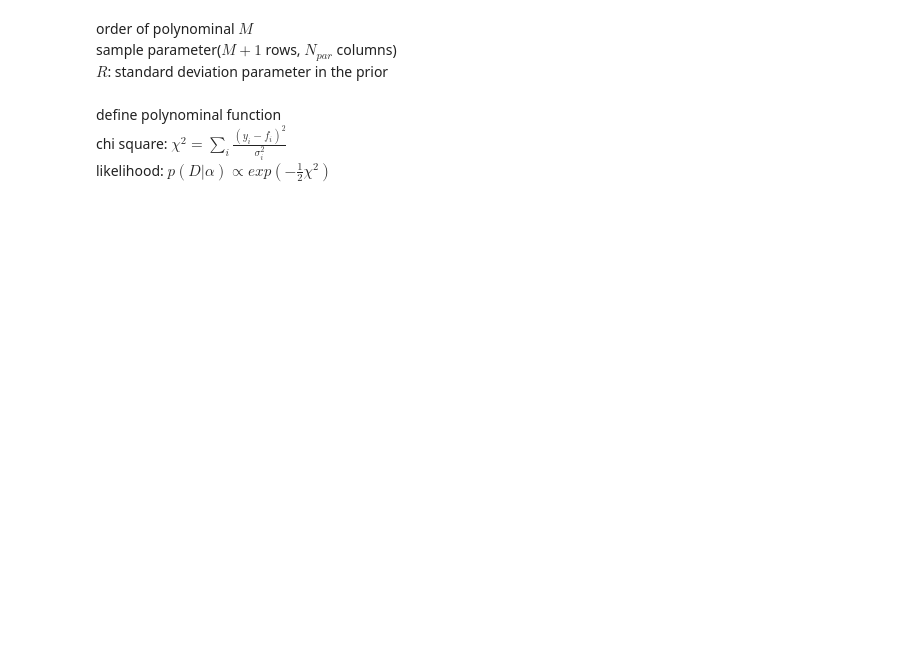
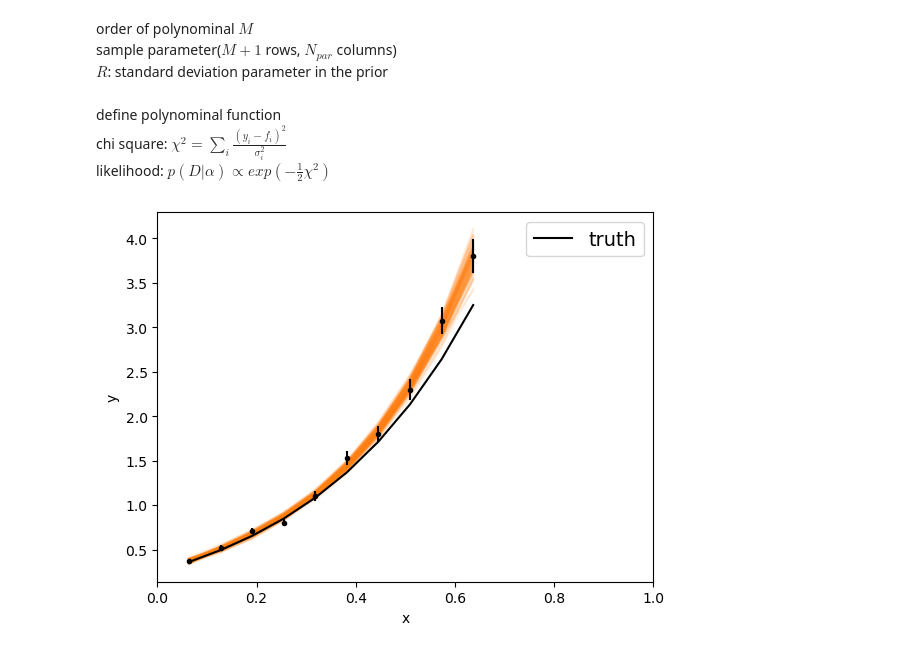
Before and after one commit to Duohereshui99/fit.test, a Jupyter notebook: Model/fit.ipynb, the cells around one changed output. Cells and saved outputs as stored; diff of their text form; code cells hidden in the pictures; blank space fills up the shorter version.

```diff
--- a/Model/fit.ipynb
+++ b/Model/fit.ipynb
@@ -97,3 +107,19 @@ sampler = emcee.EnsembleSampler(nwalkers, M+1, log_posterior, args=[x,y,sigma,R]
 state = sampler.run_mcmc(a, 1000)
 sampler.reset()
 sampler.run_mcmc(state, 10000);
+# %%
+import corner
+
+flat_samples = sampler.get_chain(discard=100, thin=15, flat=True)
+inds = np.random.randint(len(flat_samples), size=100)
+for ind in inds:
+    sample = flat_samples[ind]
+    plt.plot(x, np.polyval(sample,x), "C1", alpha=0.1)
+plt.errorbar(x, y, yerr=sigma, fmt=".k", capsize=0)
+plt.plot(x, np.polyval([4.06,1.29,2.47,1.57,0.25],x), "k", label="truth")
+plt.legend(fontsize=14)
+plt.xlim(0, 1)
+plt.xlabel("x")
+plt.ylabel("y");
+# %% [output]
+[figure, added]
```
Also changed, not shown: parts of 5 cells of this notebook.
